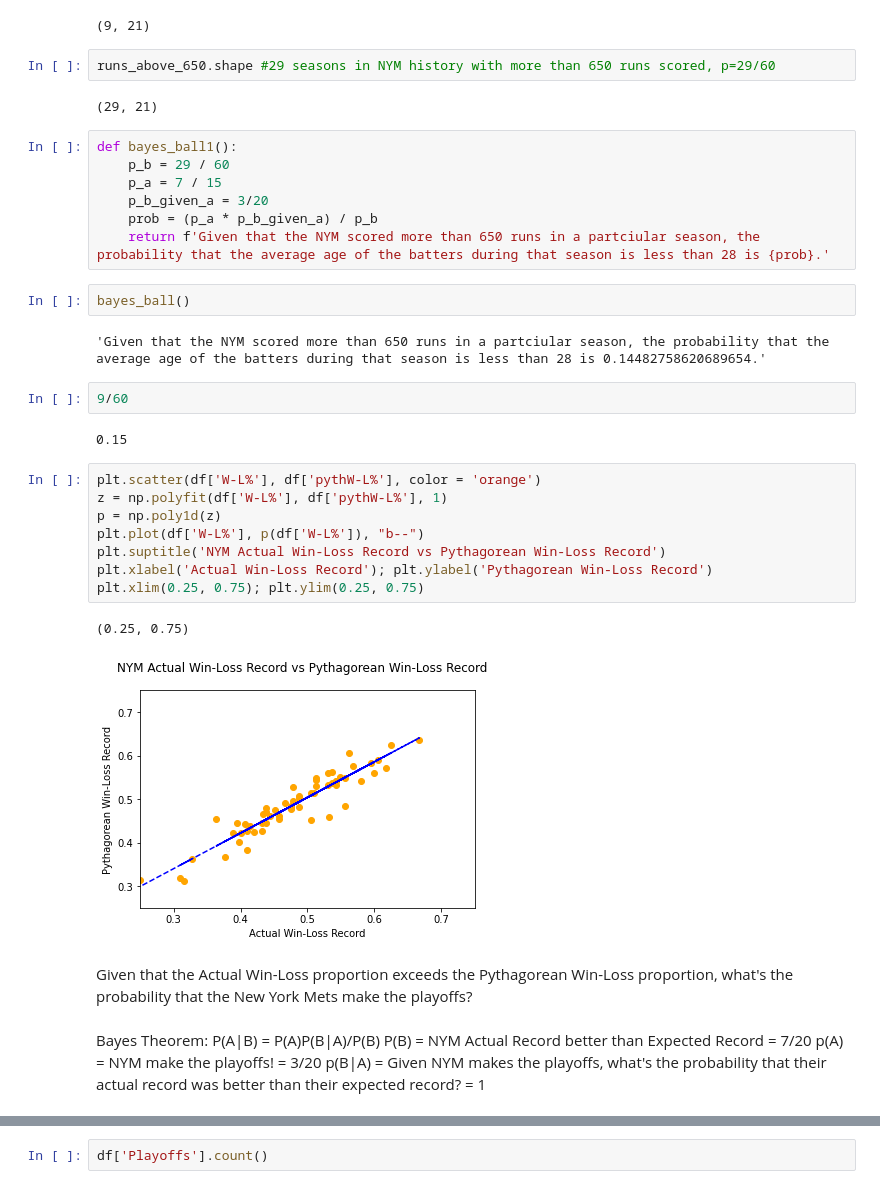
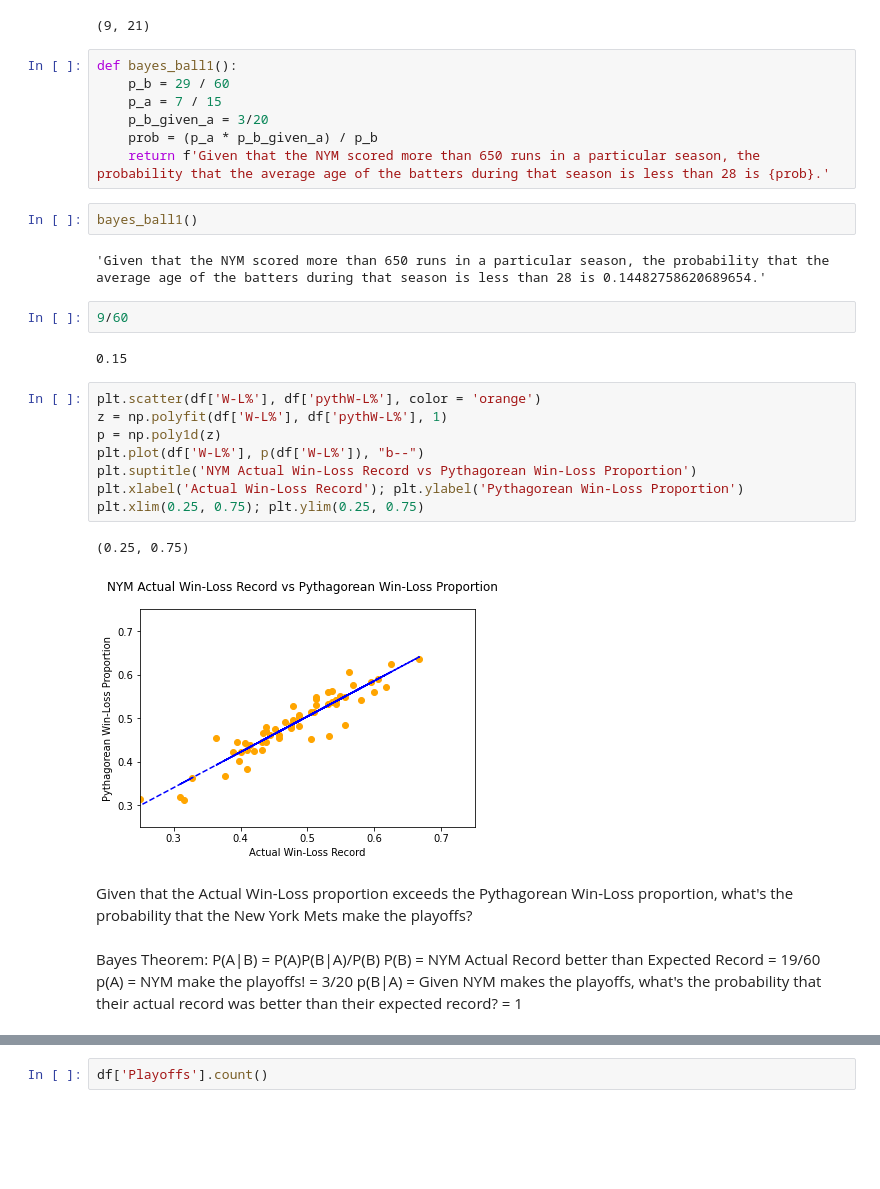
Before and after one commit to digontobarua1220/BayesBallPython, a Jupyter notebook: BayesBall.ipynb, the cells around one changed output, grey strips where cells are left out. Saved outputs shown, nothing was run; the diff lists cells and outputs as text; blank space fills up the shorter version.

```diff
--- a/BayesBall.ipynb
+++ b/BayesBall.ipynb
@@ -122,21 +95,17 @@ batters_under_28_and_more_than_650_runs_scored.head()
 batters_under_28_and_more_than_650_runs_scored.shape #9 seasons in NYM history with more than 650 runs scored and average batter age less than 28, p=3/20
 # %% [output]
 (9, 21)
-# %%
-runs_above_650.shape #29 seasons in NYM history with more than 650 runs scored, p=29/60
-# %% [output]
-(29, 21)
 # %%
 def bayes_ball1():
     p_b = 29 / 60
     p_a = 7 / 15
     p_b_given_a = 3/20
     prob = (p_a * p_b_given_a) / p_b
-    return f'Given that the NYM scored more than 650 runs in a partciular season, the probability that the average age of the batters during that season is less than 28 is {prob}.'
+    return f'Given that the NYM scored more than 650 runs in a particular season, the probability that the average age of the batters during that season is less than 28 is {prob}.'
-# %%
-bayes_ball()
-# %% [output]
-'Given that the NYM scored more than 650 runs in a partciular season, the probability that the average age of the batters during that season is less than 28 is 0.14482758620689654.'
+# %%
+bayes_ball1()
+# %% [output]
+'Given that the NYM scored more than 650 runs in a particular season, the probability that the average age of the batters during that season is less than 28 is 0.14482758620689654.'
 # %%
 9/60
 # %% [output]
@@ -144,19 +113,19 @@ bayes_ball()
 # %%
 plt.scatter(df['W-L%'], df['pythW-L%'], color = 'orange')
 z = np.polyfit(df['W-L%'], df['pythW-L%'], 1)
 p = np.poly1d(z)
 plt.plot(df['W-L%'], p(df['W-L%']), "b--")
-plt.suptitle('NYM Actual Win-Loss Record vs Pythagorean Win-Loss Record')
-plt.xlabel('Actual Win-Loss Record'); plt.ylabel('Pythagorean Win-Loss Record')
+plt.suptitle('NYM Actual Win-Loss Record vs Pythagorean Win-Loss Proportion')
+plt.xlabel('Actual Win-Loss Record'); plt.ylabel('Pythagorean Win-Loss Proportion')
 plt.xlim(0.25, 0.75); plt.ylim(0.25, 0.75)
 # %% [output]
 (0.25, 0.75)
-[figure, old version]
+[figure, new version]
 # %% [markdown]
 Given that the Actual Win-Loss proportion exceeds the Pythagorean Win-Loss proportion, what's the probability that the New York Mets make the playoffs?
 # %% [markdown]
 Bayes Theorem: P(A|B) = P(A)P(B|A)/P(B)
-P(B) = NYM Actual Record better than Expected Record = 7/20
+P(B) = NYM Actual Record better than Expected Record = 19/60
 p(A) = NYM make the playoffs! = 3/20
 p(B|A) = Given NYM makes the playoffs, what's the probability that their actual record was better than their expected record? = 1
 # %%
```
Also changed, not shown: parts of 6 cells of this notebook.
